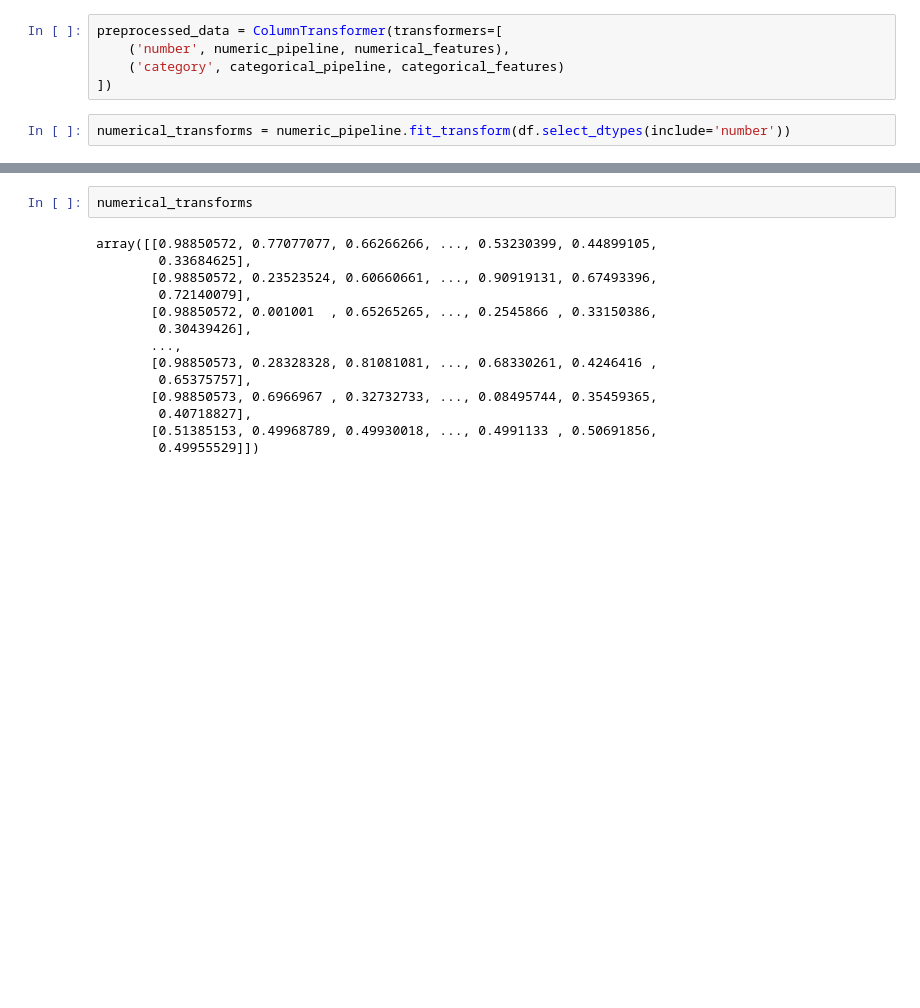
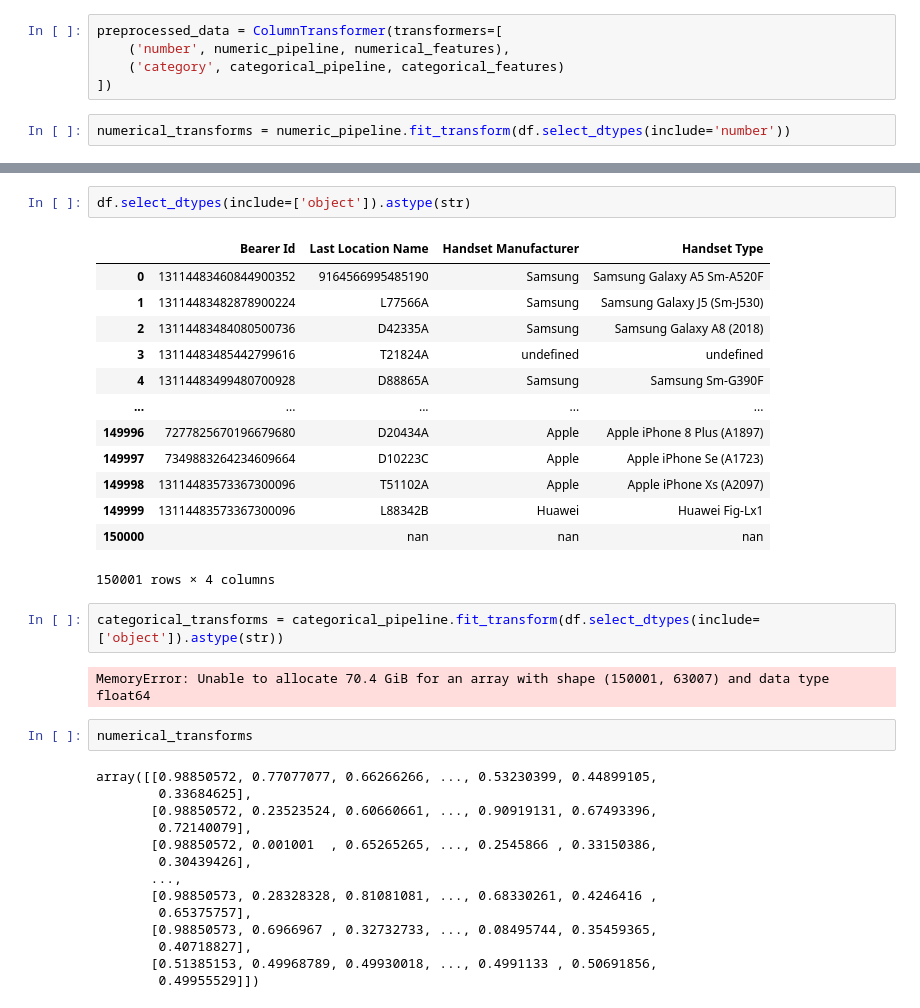
Before and after one commit to tutorialcreation/TelComChallenge, a Jupyter notebook: notebooks/Analysis.ipynb, the cells around one changed output, grey strips where cells are left out. Drawn from its saved outputs; the diff is of its cells as text; blank space fills up the shorter version.

```diff
--- a/notebooks/Analysis.ipynb
+++ b/notebooks/Analysis.ipynb
@@ -421,3 +658,23 @@ numerical_transforms = numeric_pipeline.fit_transform(df.select_dtypes(include='
+# %%
+df.select_dtypes(include=['object']).astype(str)
+# %% [output]
+|  | Bearer Id | Last Location Name | Handset Manufacturer | Handset Type |
+| 0 | 13114483460844900352 | 9164566995485190 | Samsung | Samsung Galaxy A5 Sm-A520F |
+| 1 | 13114483482878900224 | L77566A | Samsung | Samsung Galaxy J5 (Sm-J530) |
+| 2 | 13114483484080500736 | D42335A | Samsung | Samsung Galaxy A8 (2018) |
+| 3 | 13114483485442799616 | T21824A | undefined | undefined |
+| 4 | 13114483499480700928 | D88865A | Samsung | Samsung Sm-G390F |
+| ... | ... | ... | ... | ... |
+| 149996 | 7277825670196679680 | D20434A | Apple | Apple iPhone 8 Plus (A1897) |
+| 149997 | 7349883264234609664 | D10223C | Apple | Apple iPhone Se (A1723) |
+| 149998 | 13114483573367300096 | T51102A | Apple | Apple iPhone Xs (A2097) |
+| 149999 | 13114483573367300096 | L88342B | Huawei | Huawei Fig-Lx1 |
+| 150000 |  | nan | nan | nan |
+150001 rows × 4 columns
+# %%
+categorical_transforms = categorical_pipeline.fit_transform(df.select_dtypes(include=['object']).astype(str))
+# %% [output]
+MemoryError: Unable to allocate 70.4 GiB for an array with shape (150001, 63007) and data type float64
 # %%
 numerical_transforms
 # %% [output]
```
Also changed, not shown: parts of 74 cells of this notebook.
